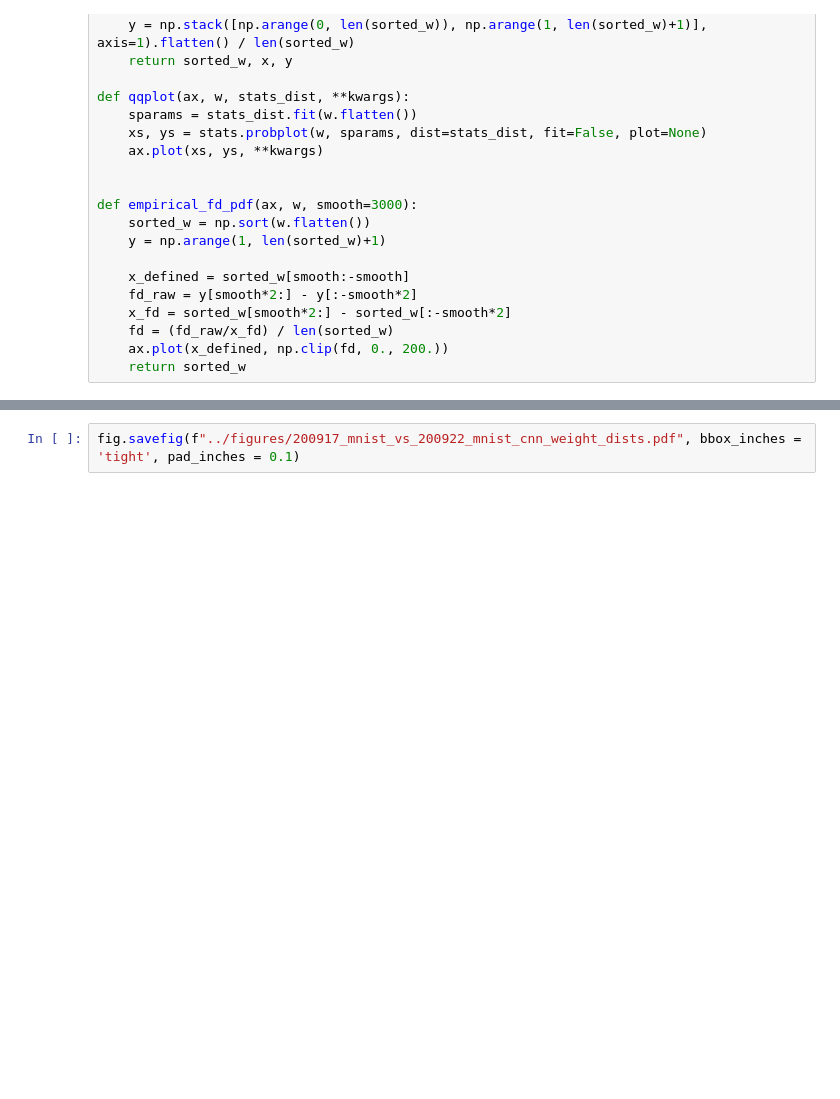
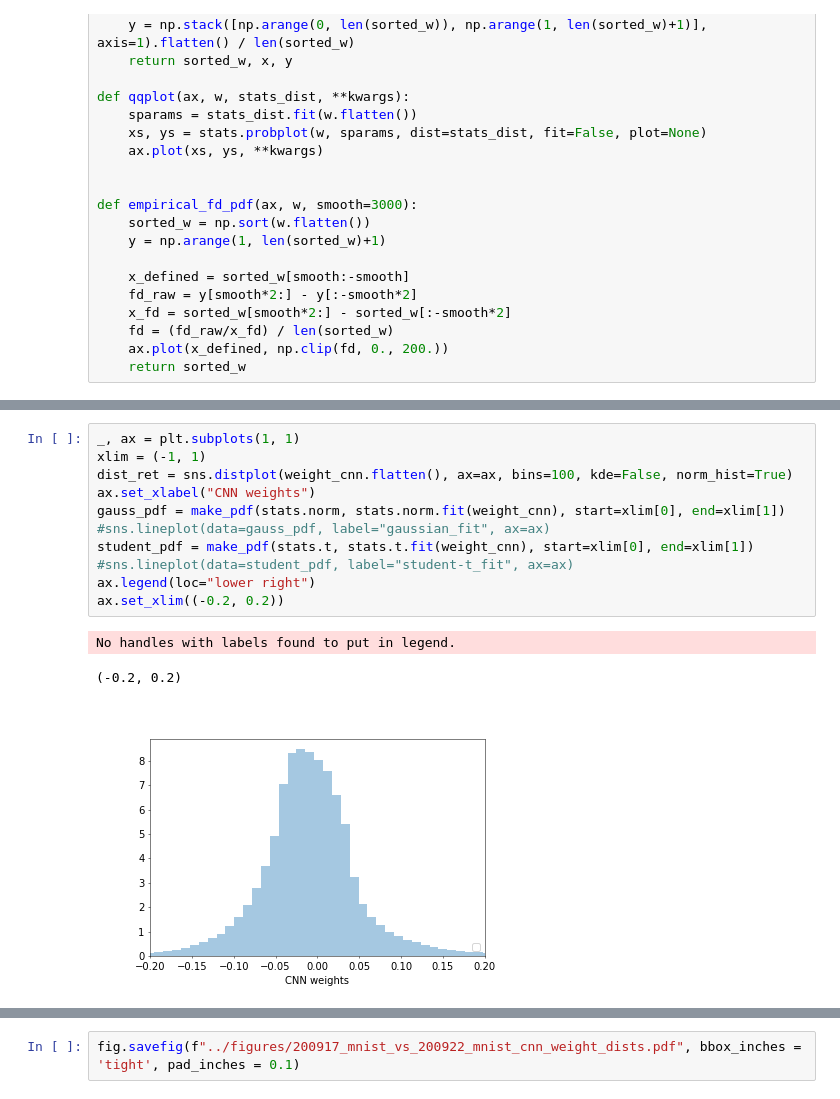
Before and after one commit to ratschlab/bnn_priors, a Jupyter notebook: experiments/3.4.5_exp_Analyse_empirical_weight_distributions.ipynb, the cells around one changed output, grey strips where cells are left out. Saved outputs shown, nothing was run; the diff lists cells and outputs as text; blank space fills up the shorter version.

```diff
--- a/experiments/3.4.5_exp_Analyse_empirical_weight_distributions.ipynb
+++ b/experiments/3.4.5_exp_Analyse_empirical_weight_distributions.ipynb
@@ -685,0 +546,15 @@ plt.savefig("../figures/201110_qqplots.pdf", bbox_inches='tight')
+# %%
+_, ax = plt.subplots(1, 1)
+xlim = (-1, 1)
+dist_ret = sns.distplot(weight_cnn.flatten(), ax=ax, bins=100, kde=False, norm_hist=True)
+ax.set_xlabel("CNN weights")
+gauss_pdf = make_pdf(stats.norm, stats.norm.fit(weight_cnn), start=xlim[0], end=xlim[1])
+#sns.lineplot(data=gauss_pdf, label="gaussian_fit", ax=ax)
+student_pdf = make_pdf(stats.t, stats.t.fit(weight_cnn), start=xlim[0], end=xlim[1])
+#sns.lineplot(data=student_pdf, label="student-t_fit", ax=ax)
+ax.legend(loc="lower right")
+ax.set_xlim((-0.2, 0.2))
+# %% [output]
+No handles with labels found to put in legend.
+(-0.2, 0.2)
+[figure, added]
```
Also changed, not shown: parts of 65 cells of this notebook, 10 other files.
